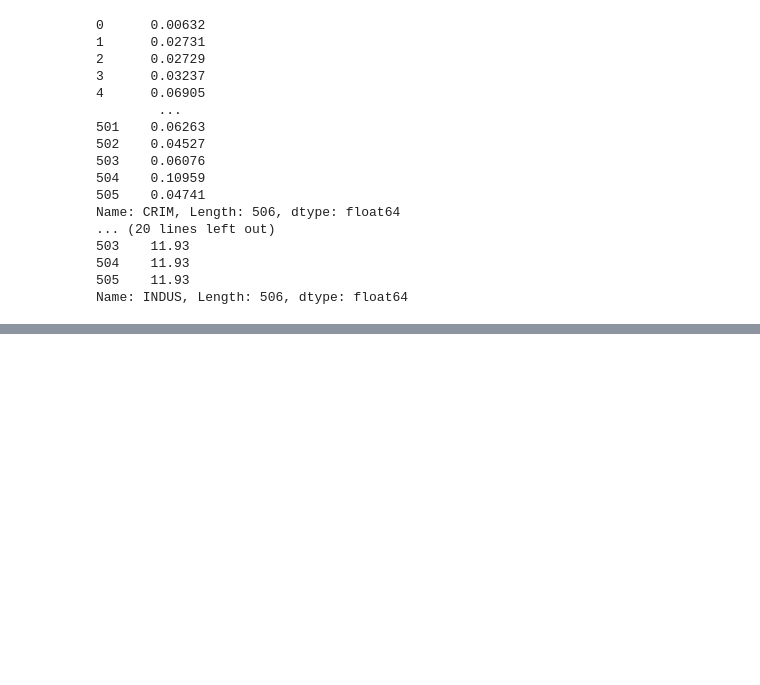
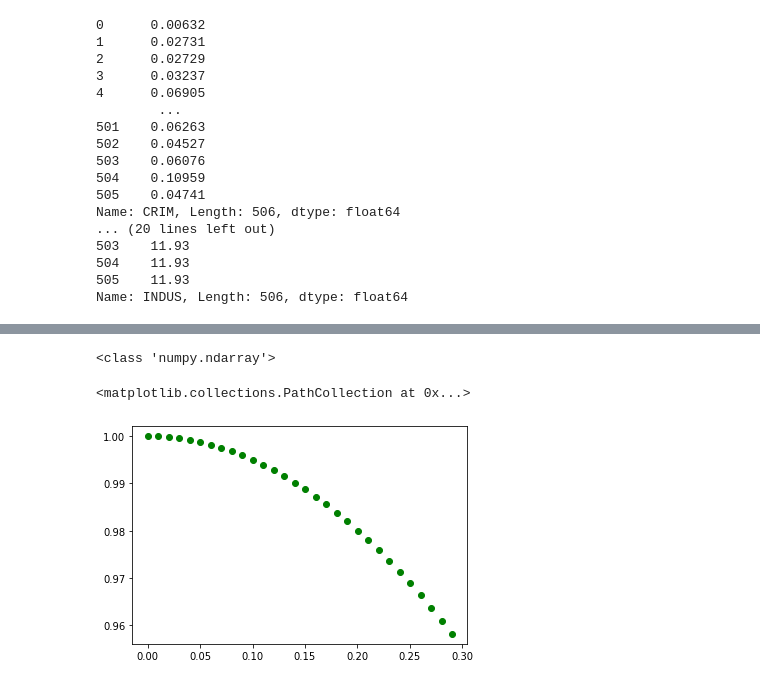
Before and after one commit to arnavk09/jupyterNotebooks_py, a Jupyter notebook: first_nb.ipynb, the cells around one changed output, grey strips where cells are left out. Cells and saved outputs as stored; diff of their text form; code cells hidden in the pictures; blank space fills up the shorter version.

Commit message:
matplotlib

```diff
--- a/first_nb.ipynb
+++ b/first_nb.ipynb
@@ -992,0 +1012,12 @@ Name: INDUS, Length: 506, dtype: float64
+# %%
+import numpy as np
+import matplotlib.pyplot as plt
+x=np.linspace(0,10,1000)
+print(type(x))
+y=np.cos(x)
+# plt.plot(x,np.sin(x))
+plt.scatter(x[:30],y[:30],color="green")
+# %% [output]
+<class 'numpy.ndarray'>
+<matplotlib.collections.PathCollection at 0x...>
+[figure, added]
```
Also changed, not shown: parts of 3 cells of this notebook.
